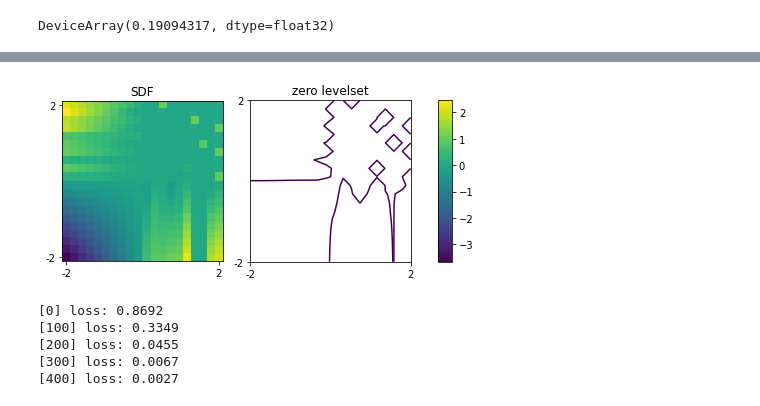
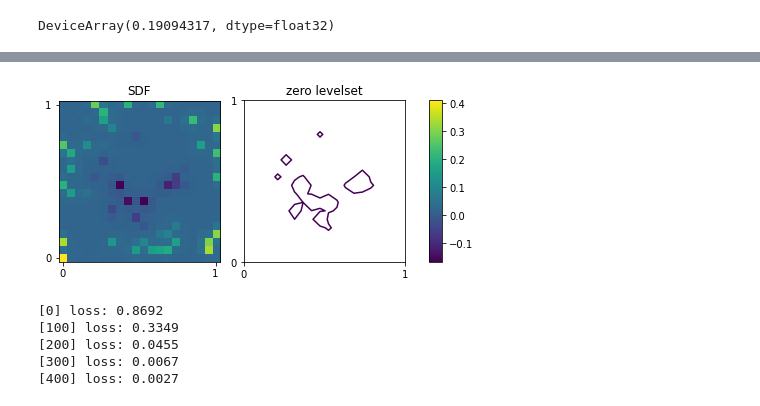
Before and after one commit to niklasschmitz/sdf_jax, a Jupyter notebook: hash_encoding.ipynb, the cells around one changed output, grey strips where cells are left out. Saved outputs shown, nothing was run; the diff lists cells and outputs as text; code cells hidden in the pictures.

```diff
--- a/hash_encoding.ipynb
+++ b/hash_encoding.ipynb
@@ -18,7 +18,9 @@ from sdf_jax import SimpleNeuralSDF, train_step
 
 
 def sdf_sphere(x):
-    return jnp.linalg.norm(x) - 1
+    center = np.array([0.5, 0.5])
+    radius = 0.3
+    return jnp.linalg.norm(x - center) - radius
 
 plot2d(sdf_sphere, ngrid=20)
 # %% [output]
@@ -138,7 +140,7 @@ from tqdm.notebook import tqdm
 
 def fit(
     sdf=sdf_sphere,
-    xy_lims=(-2, 2),
+    xy_lims=(0, 1),
     ngrid=20,
     n_samples=50,
     # module
@@ -192,2 +194,2 @@ plot2d(model, ngrid=20)
-[figure, old version]
+[figure, new version]
 # %%
```
Also changed, not shown: parts of 10 cells of this notebook, 1 other file.
